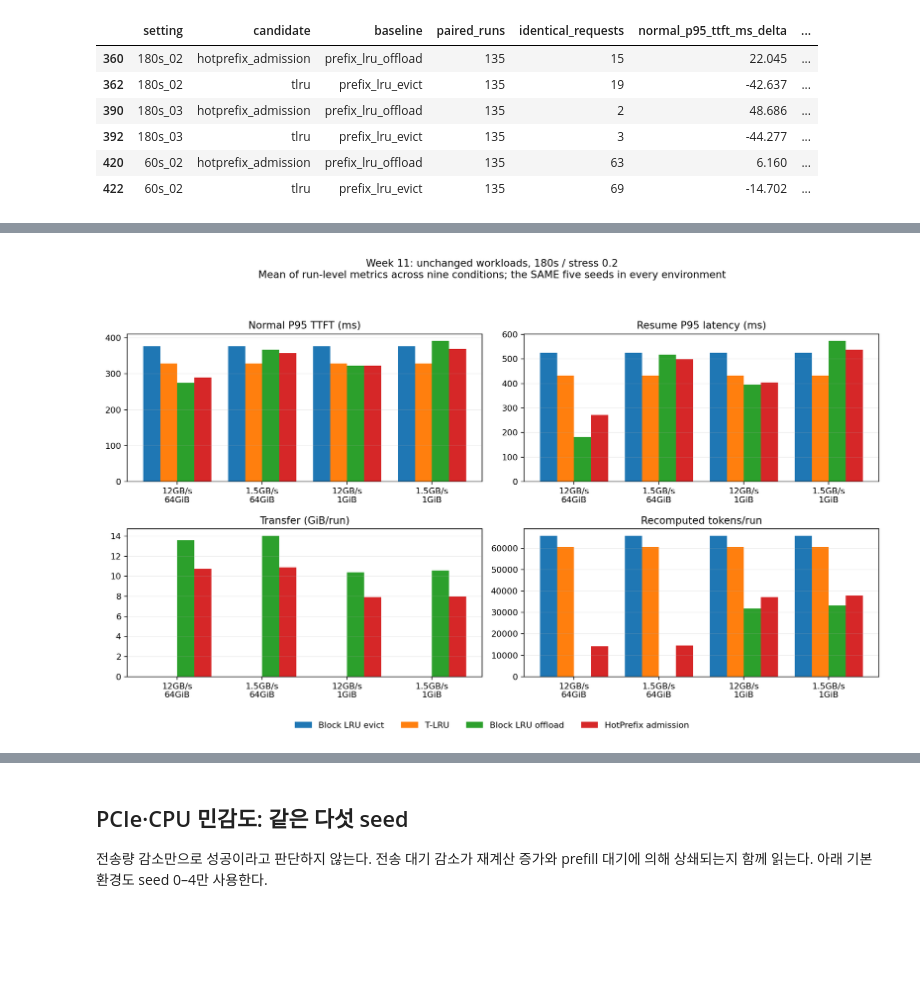
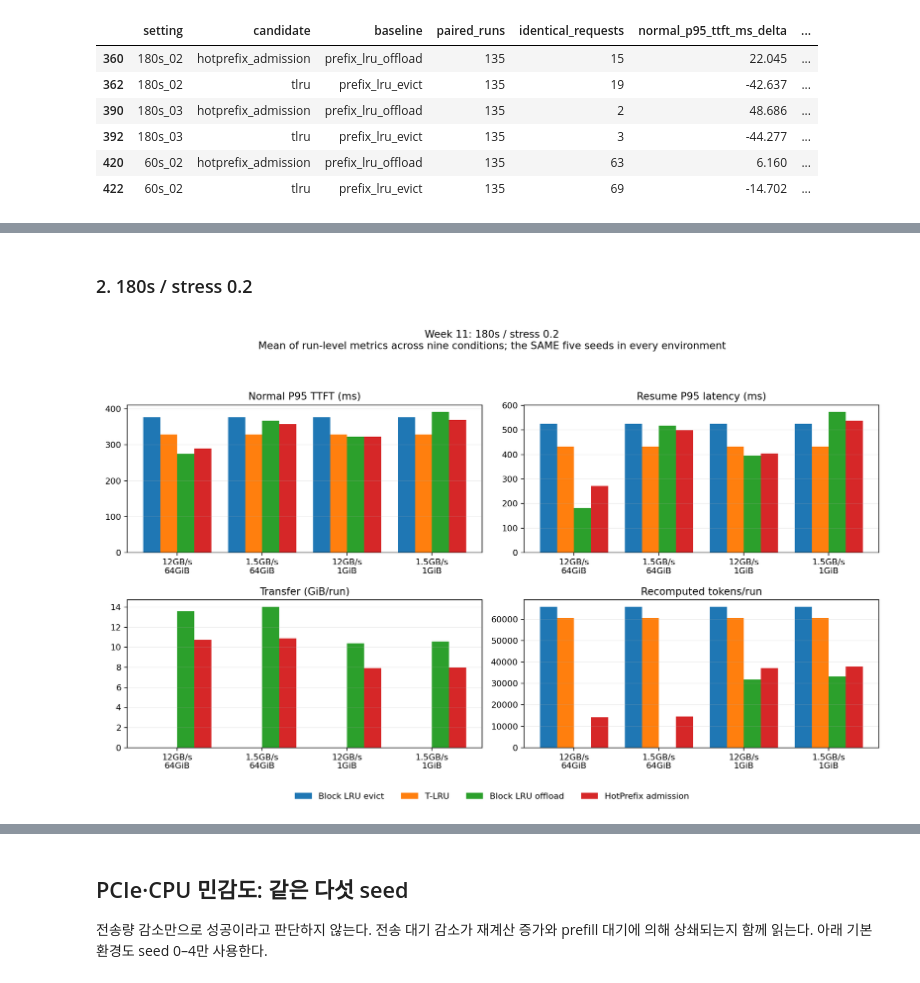
Before and after one commit to yspark9720/kv-bench, a Jupyter notebook: notebooks/week11_policy_review.ipynb, the cells around one changed output, grey strips where cells are left out. Saved outputs shown, nothing was run; the diff lists cells and outputs as text; code cells hidden in the pictures; blank space fills up the shorter version.

Commit message:
Add feedback-led week11 evaluation and reorganize notebooks

```diff
--- a/notebooks/week11_policy_review.ipynb
+++ b/notebooks/week11_policy_review.ipynb
@@ -89,0 +142,7 @@ display(primary[columns].round(3))
+# %%
+figure_paths = [ROOT / "docs/figures" / f"{name}.png" for name in (
+    "week11_policy_comparison_60s_02", "week11_policy_comparison",
+    "week11_policy_comparison_180s_03", "week11_policy_comparison_average")]
+assert len(figure_paths) == 4
+assert all(path.exists() for path in figure_paths)
+display(Image(filename=str(figure_paths[0])))
@@ -90,4 +151,6 @@ display(primary[columns].round(3))
+# %% [markdown]
+### 2. 180s / stress 0.2
 # %%
-display(Image(filename=str(ROOT / "docs/figures/week11_policy_comparison.png")))
+display(Image(filename=str(figure_paths[1])))
 # %% [output]
-[figure, old version]
+[figure, new version]
```
Also changed, not shown: parts of 10 cells of this notebook, 53 other files.
